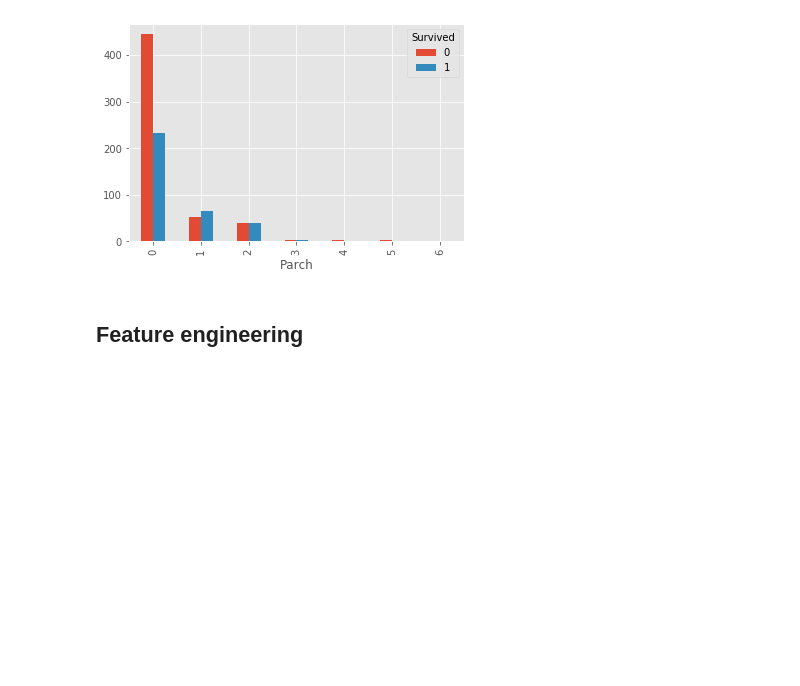
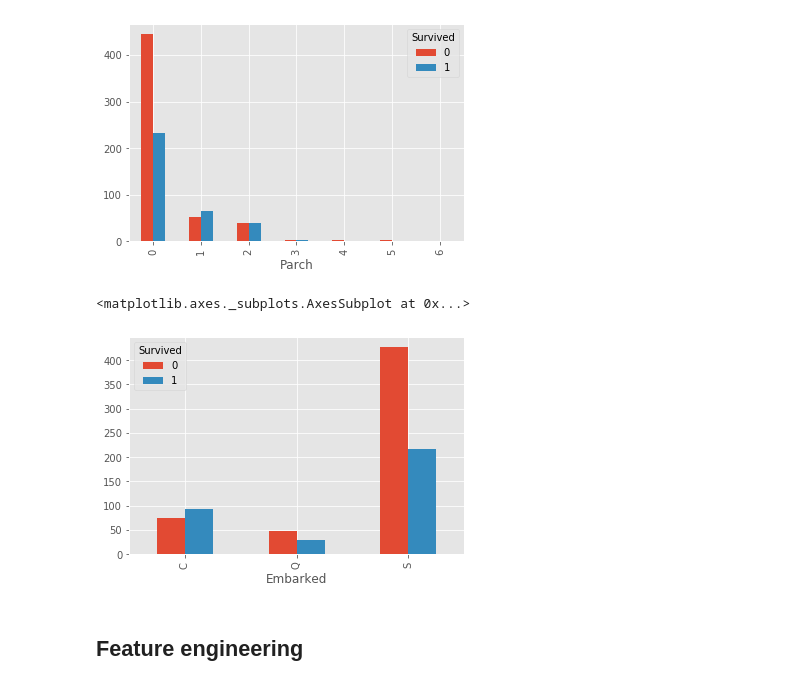
Before and after one commit to Elkosscom/machine-learning, a Jupyter notebook: titanic/titanic.ipynb, the cells around one changed output. Saved outputs shown, nothing was run; the diff lists cells and outputs as text; code cells hidden in the pictures; blank space fills up the shorter version.

```diff
--- a/titanic/titanic.ipynb
+++ b/titanic/titanic.ipynb
@@ -94,6 +94,11 @@ df[['Parch','Survived','PassengerId']].pivot_table(values='PassengerId',index='P
 # %% [output]
 <matplotlib.axes._subplots.AxesSubplot at 0x...>
 [figure]
+# %%
+df[['Embarked','Name','Survived']].pivot_table(values='Name',index='Embarked',columns='Survived',aggfunc='count').plot(kind='bar')
+# %% [output]
+<matplotlib.axes._subplots.AxesSubplot at 0x...>
+[figure, added]
 # %% [markdown]
 ## Feature engineering
 # %%
```
Also changed, not shown: parts of 15 cells of this notebook, 1 other file.
